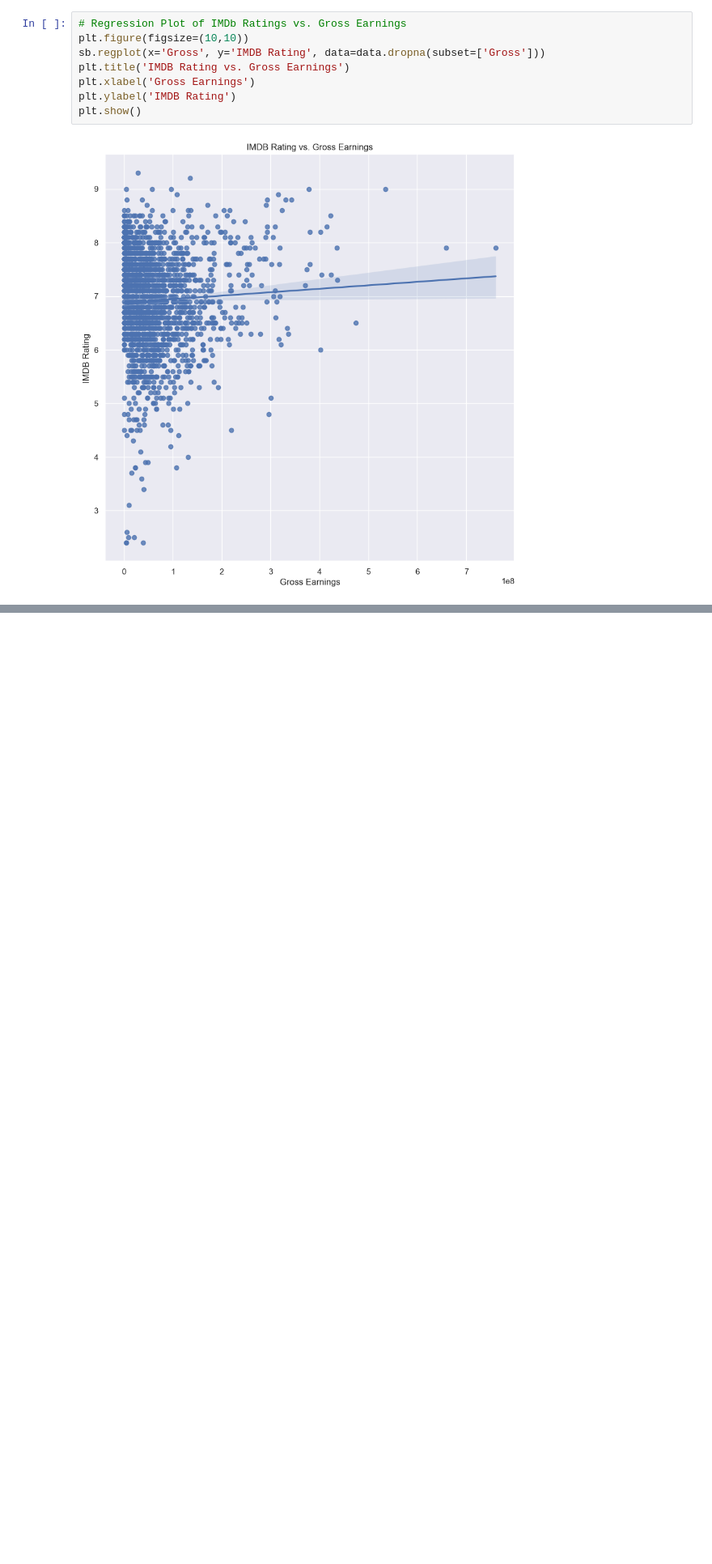
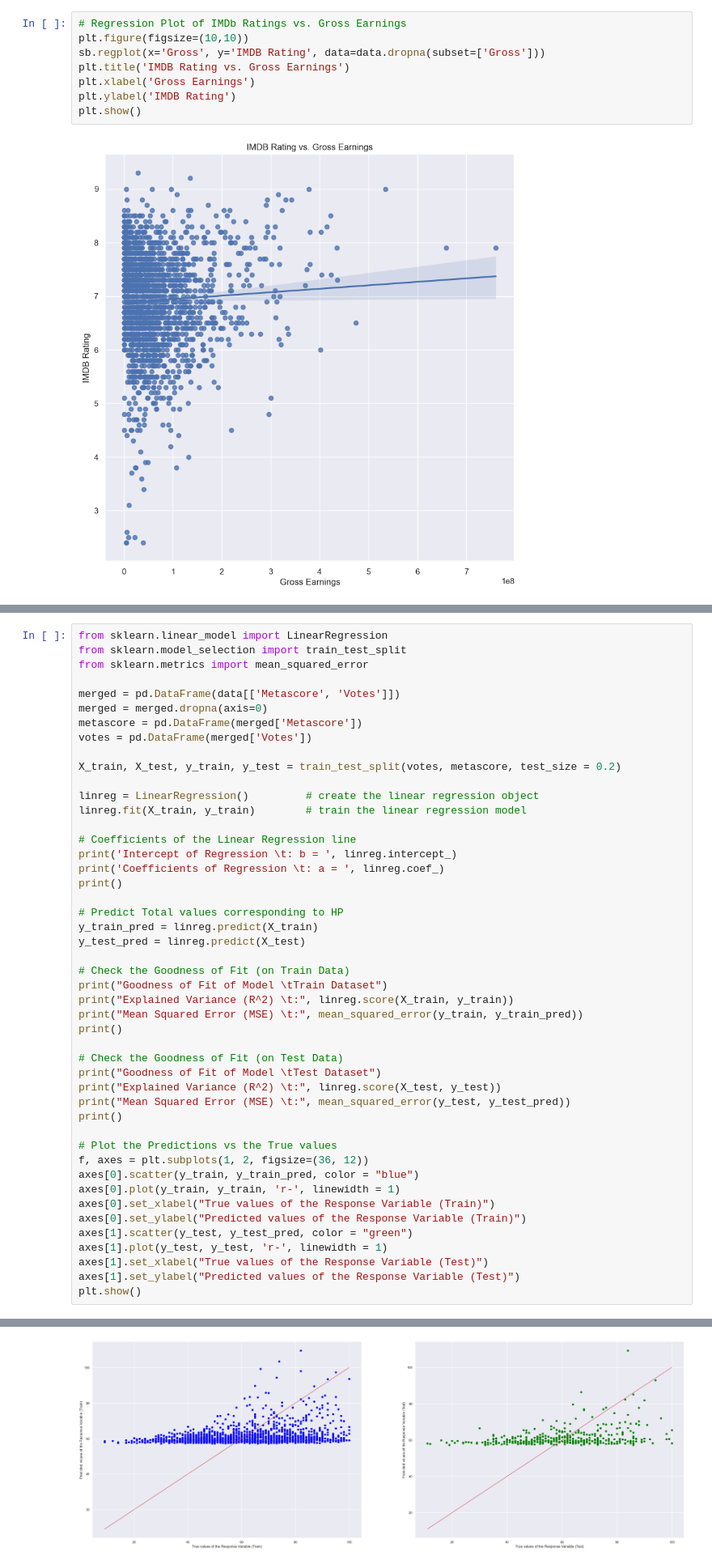
Before and after one commit to Yeesbae/SC1015_MiniProject, a Jupyter notebook: Project_imdb.ipynb, the cells around one changed output, grey strips where cells are left out. Shown at 81% size. Saved outputs shown, nothing was run; the diff lists cells and outputs as text; blank space fills up the shorter version.

```diff
--- a/Project_imdb.ipynb
+++ b/Project_imdb.ipynb
@@ -255,0 +344,48 @@ plt.show()
+# %%
+from sklearn.linear_model import LinearRegression
+from sklearn.model_selection import train_test_split
+from sklearn.metrics import mean_squared_error
+
+merged = pd.DataFrame(data[['Metascore', 'Votes']])
+merged = merged.dropna(axis=0)
+metascore = pd.DataFrame(merged['Metascore'])
+votes = pd.DataFrame(merged['Votes'])
+
+X_train, X_test, y_train, y_test = train_test_split(votes, metascore, test_size = 0.2)
+
+linreg = LinearRegression()         # create the linear regression object
+linreg.fit(X_train, y_train)        # train the linear regression model
+
+# Coefficients of the Linear Regression line
+print('Intercept of Regression \t: b = ', linreg.intercept_)
+print('Coefficients of Regression \t: a = ', linreg.coef_)
+print()
+
+# Predict Total values corresponding to HP
+y_train_pred = linreg.predict(X_train)
+y_test_pred = linreg.predict(X_test)
+
+# Check the Goodness of Fit (on Train Data)
+print("Goodness of Fit of Model \tTrain Dataset")
+print("Explained Variance (R^2) \t:", linreg.score(X_train, y_train))
+print("Mean Squared Error (MSE) \t:", mean_squared_error(y_train, y_train_pred))
+print()
+
+# Check the Goodness of Fit (on Test Data)
+print("Goodness of Fit of Model \tTest Dataset")
+print("Explained Variance (R^2) \t:", linreg.score(X_test, y_test))
+print("Mean Squared Error (MSE) \t:", mean_squared_error(y_test, y_test_pred))
+print()
+
+# Plot the Predictions vs the True values
+f, axes = plt.subplots(1, 2, figsize=(36, 12))
+axes[0].scatter(y_train, y_train_pred, color = "blue")
+axes[0].plot(y_train, y_train, 'r-', linewidth = 1)
+axes[0].set_xlabel("True values of the Response Variable (Train)")
+axes[0].set_ylabel("Predicted values of the Response Variable (Train)")
+axes[1].scatter(y_test, y_test_pred, color = "green")
+axes[1].plot(y_test, y_test, 'r-', linewidth = 1)
+axes[1].set_xlabel("True values of the Response Variable (Test)")
+axes[1].set_ylabel("Predicted values of the Response Variable (Test)")
+plt.show()
+# %% [output]
@@ -255,0 +402 @@ plt.show()
+[figure, added]
```
Also changed, not shown: parts of 13 cells of this notebook.
